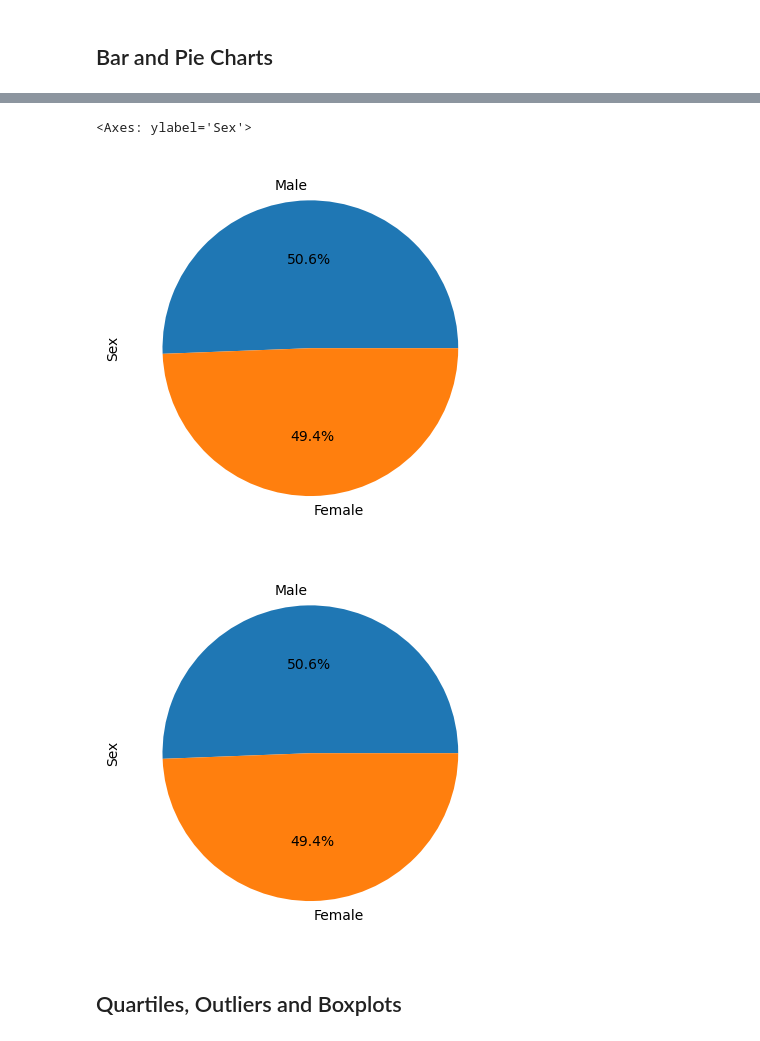
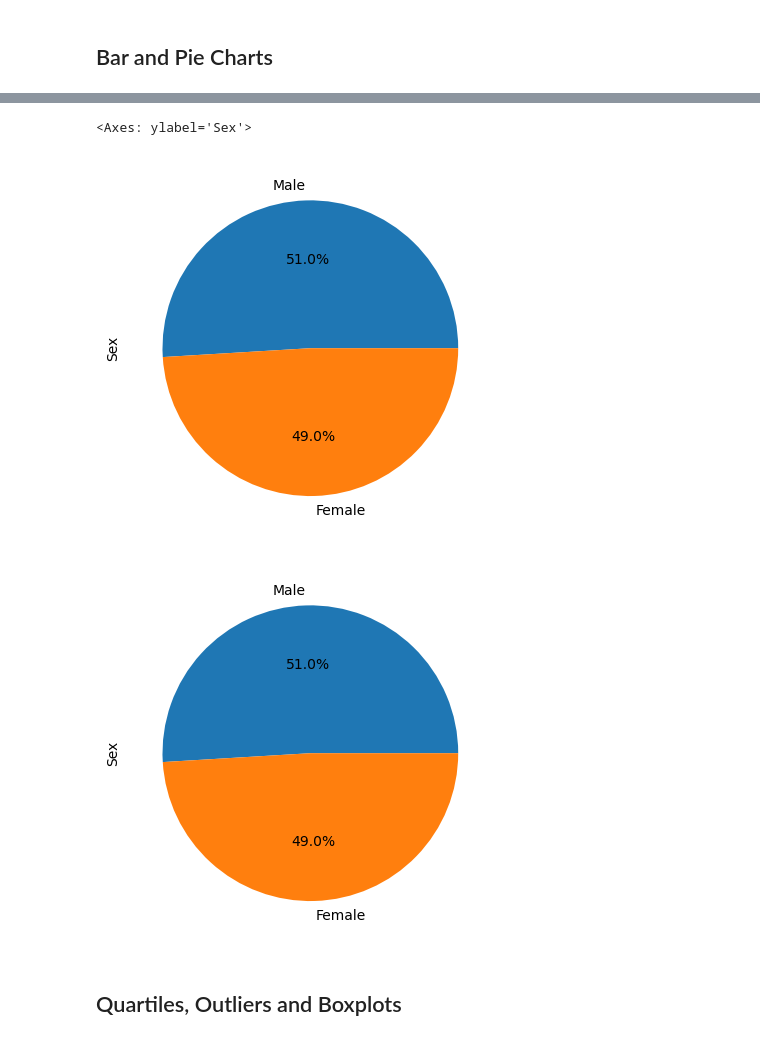
Before and after one commit to anthonybpino/pymaceuticals, a Jupyter notebook: pymaceuticals_starter.ipynb, the cells around one changed output, grey strips where cells are left out. Saved outputs shown, nothing was run; the diff lists cells and outputs as text; code cells hidden in the pictures.

```diff
--- a/pymaceuticals_starter.ipynb
+++ b/pymaceuticals_starter.ipynb
@@ -159,18 +159,18 @@ plt.bar(x_axis, counts, width=0.5)
 # %%
 # Generate a pie plot showing the distribution of female versus male mice using Pandas
-pie_plot = df["Sex"].value_counts().plot.pie(autopct="%1.1f%%")
+pie_plot = cleaned_df["Sex"].value_counts().plot.pie(autopct="%1.1f%%")
 pie_plot
 # %% [output]
 <Axes: ylabel='Sex'>
-[figure, old version]
+[figure, new version]
 # %%
 # Generate a pie plot showing the distribution of female versus male mice using pyplot
-sex_counts = df["Sex"].value_counts()
+sex_counts = cleaned_df["Sex"].value_counts()
 plt.ylabel("Sex")
 plt.pie(sex_counts, labels=["Male", "Female"], autopct="%1.1f%%")
 plt.show()
 # %% [output]
-[figure, old version]
+[figure, new version]
 # %% [markdown]
 ## Quartiles, Outliers and Boxplots
 # %%
```
Also changed, not shown: parts of 6 cells of this notebook.
